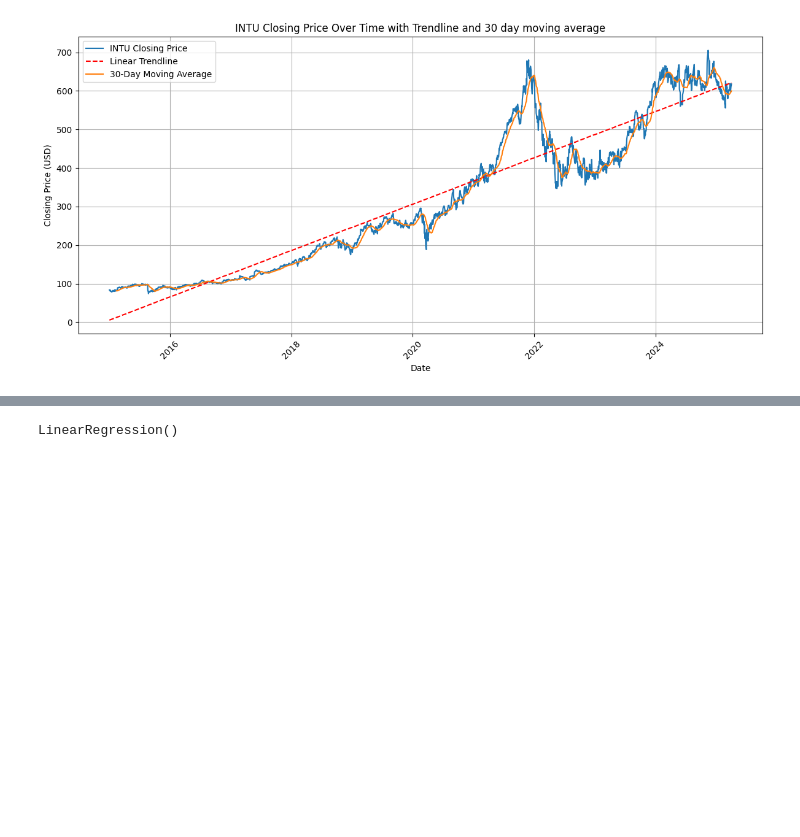
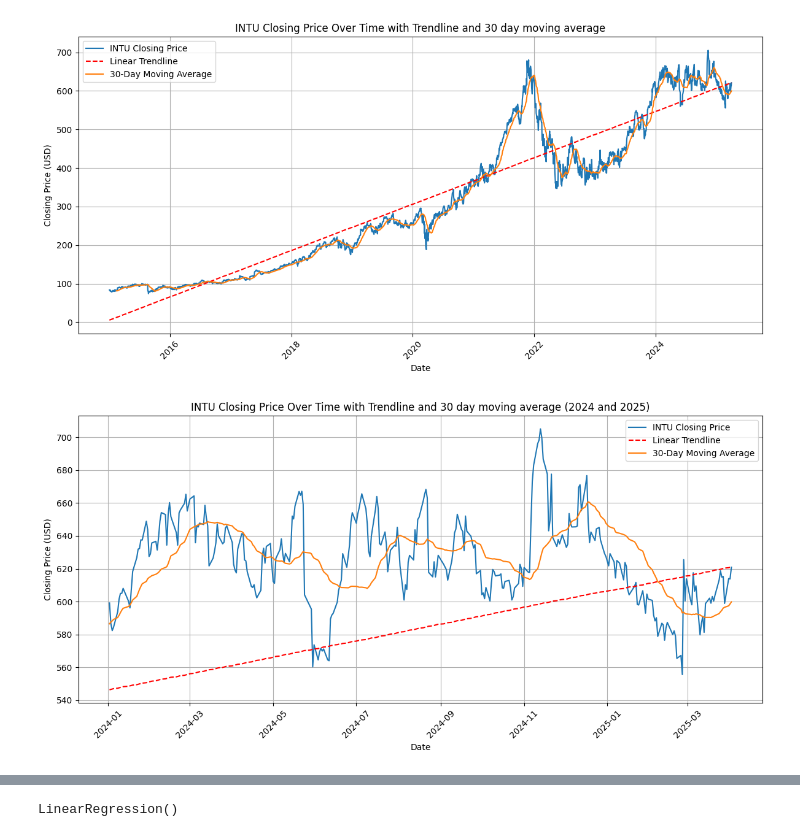
Before and after one commit to tfrazer34/IU_Spring_Project_2025, a Jupyter notebook: Final Part2 Code/Final_Part_2_Tyler_colab.ipynb, the cells around one changed output, grey strips where cells are left out. Drawn from its saved outputs; the diff is of its cells as text; code cells hidden in the pictures; blank space fills up the shorter version.

```diff
--- a/Final Part2 Code/Final_Part_2_Tyler_colab.ipynb
+++ b/Final Part2 Code/Final_Part_2_Tyler_colab.ipynb
@@ -124,7 +112,7 @@ p = np.poly1d(z.flatten())
 plt.plot(intuit_data.index, p(x), "r--", label='Linear Trendline')
 
 # Calculate 30-day moving average
-intuit_data['30_day_avg'] = intuit_data['Close'].rolling(window=30).mean()
+intuit_data['30_day_avg'] = intuit_data['Close'].rolling(window=30).mean()['INTU']
 plt.plot(intuit_data.index, intuit_data['30_day_avg'], label='30-Day Moving Average')
 
 
@@ -138,3 +126,29 @@ plt.tight_layout()
 plt.show()
 # %% [output]
 [figure]
+# %%
+# Line Chart
+# Same data as before but starting 2024 so we can see the last year
+intuit_data_2024 = intuit_data[intuit_data.index > '2024-01-01']
+
+plt.figure(figsize=(12, 6))
+plt.plot(intuit_data_2024.index, intuit_data_2024['Close'], label='INTU Closing Price')
+
+# Linear Trend
+y_plot = p(x)[intuit_data.index > '2024-01-01']
+plt.plot(intuit_data_2024.index, y_plot, "r--", label='Linear Trendline')
+
+# Calculate 30-day moving average
+plt.plot(intuit_data_2024.index, intuit_data_2024['30_day_avg'], label='30-Day Moving Average')
+
+
+plt.xlabel('Date')
+plt.ylabel('Closing Price (USD)')
+plt.title('INTU Closing Price Over Time with Trendline and 30 day moving average (2024 and 2025)')
+plt.legend()
+plt.grid(True)
+plt.xticks(rotation=45)
+plt.tight_layout()
+plt.show()
+# %% [output]
+[figure, added]
```
Also changed, not shown: parts of 13 cells of this notebook.
